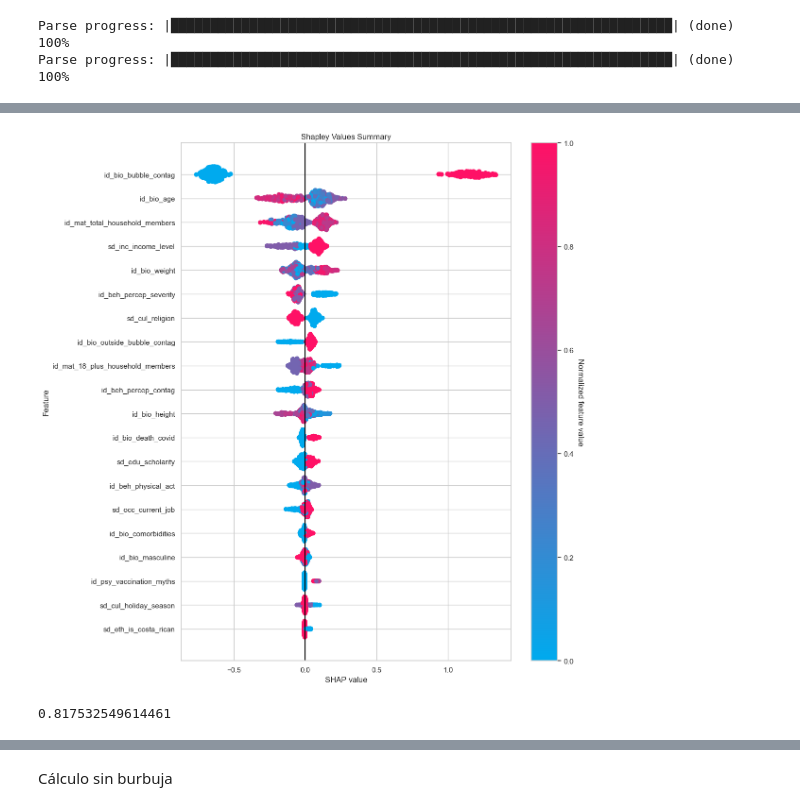
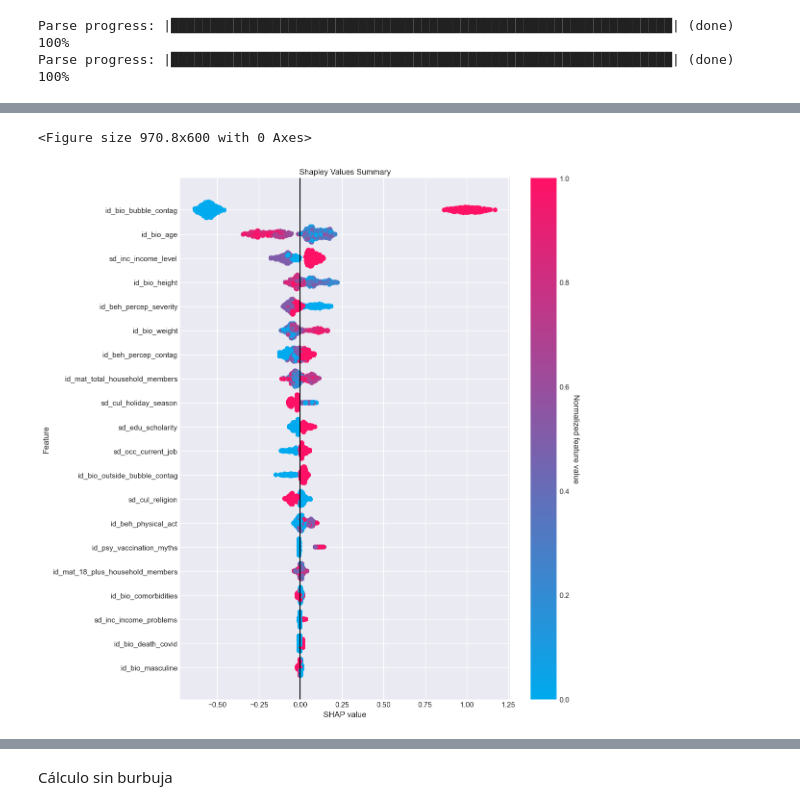
Before and after one commit to maikol-solis/Paper-COVID-MLTriage-CR2021, a Jupyter notebook: b_model_fit_h2o.ipynb, the cells around one changed output, grey strips where cells are left out. Cells and saved outputs as stored; diff of their text form; code cells hidden in the pictures.

```diff
--- a/b_model_fit_h2o.ipynb
+++ b/b_model_fit_h2o.ipynb
@@ -307,0 +337,33 @@ plt.show()
+# %%
+perm_imp = aml.leader.permutation_importance(
+    frame=test_h2o, n_repeats=100, metric="PR_AUC", seed=42
+)
+perm_imp = perm_imp.as_data_frame()
+perm_imp["mean"] = perm_imp[perm_imp.columns[1:]].mean(axis=1)
+perm_imp = perm_imp.sort_values(by="mean", ascending=False)
+perm_imp["Scaled Importance"] = perm_imp["mean"] / perm_imp["mean"].sum()
+
+# perm_imp = perm_imp.as_data_frame()
+perm_imp = perm_imp[perm_imp["Scaled Importance"] > 0]
+perm_imp["log_scaled_importance"] = np.log10(
+    perm_imp["Scaled Importance"] * 100)
+
+h = 6
+w = 6
+# Create plot using seaborn
+sns.set(style="whitegrid")
+plt.figure(figsize=(w, h))  # set the figure size
+sns.barplot(x="log_scaled_importance", y="Variable",
+            data=perm_imp, color="steelblue")
+
+# Set informative labels for the plot
+plt.title("Permutation Importance")
+plt.xlabel("Log10 Percentage Importance")
+plt.ylabel("Variable")
+
+# Set the x-axis limits to adjust the scale
+# plt.xlim(0, 1)
+
+# Save plot to pdf file
+plt.savefig("img/plot_perm_imp.pdf", bbox_inches="tight")
+plt.show()
@@ -308,13 +372,16 @@ plt.show()
 # %%
-shap_plot = aml.leader.shap_summary_plot(test_h2o)
+h = 6
+w = h * 1.618
+plt.rc("font", size=19)
+plt.style.use("seaborn-v0_8-dark")
+plt.figure(figsize=(w, h))  # set the figure size
+
+
+shap_plot = aml.leader.shap_summary_plot(test_h2o, alpha=1, samples=3000)
+
 
 plt.title("Shapley Values Summary")
 plt.savefig("img/plot_shap.pdf", bbox_inches="tight")
 # %% [output]
+<Figure size 970.8x600 with 0 Axes>
-[figure, old version]
+[figure, new version]
-# %%
-from sklearn.metrics import roc_curve, auc, roc_auc_score
-
-auc(fprs, tprs)
-# %% [output]
-0.817532549614461
```
Also changed, not shown: parts of 26 cells of this notebook, 20 other files.
